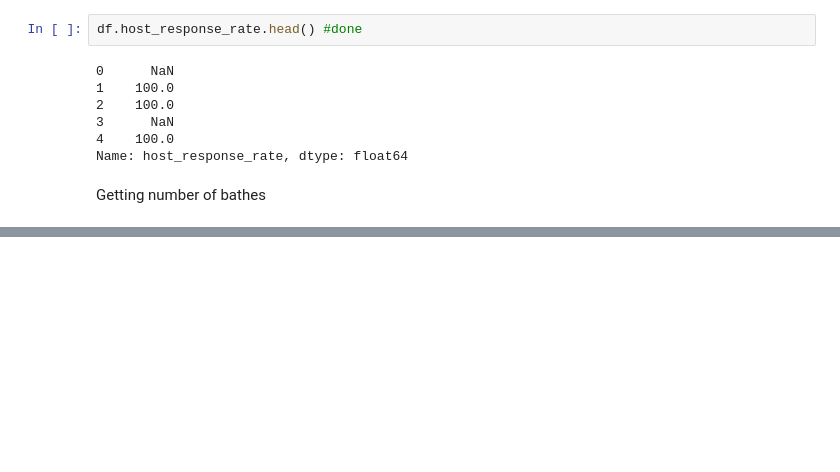
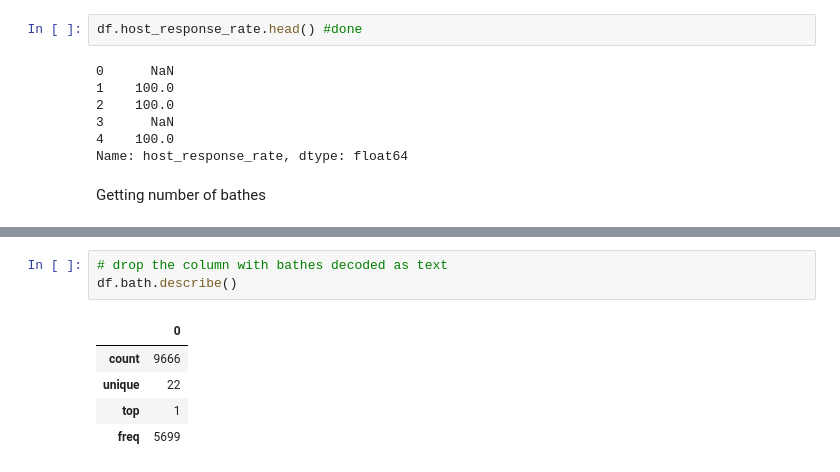
Before and after one commit to pilipentseva/predictions, a Jupyter notebook: Predictions_HW2_airbnb_SD.ipynb, the cells around one changed output, grey strips where cells are left out. Drawn from its saved outputs; the diff is of its cells as text; blank space fills up the shorter version.

```diff
--- a/Predictions_HW2_airbnb_SD.ipynb
+++ b/Predictions_HW2_airbnb_SD.ipynb
@@ -624,0 +730,9 @@ Name: bathrooms_text, dtype: object
+# %%
+# drop the column with bathes decoded as text
+df.bath.describe()
+# %% [output]
+|  | 0 |
+| count | 9666 |
+| unique | 22 |
+| top | 1 |
+| freq | 5699 |
```
Also changed, not shown: parts of 21 cells of this notebook.
